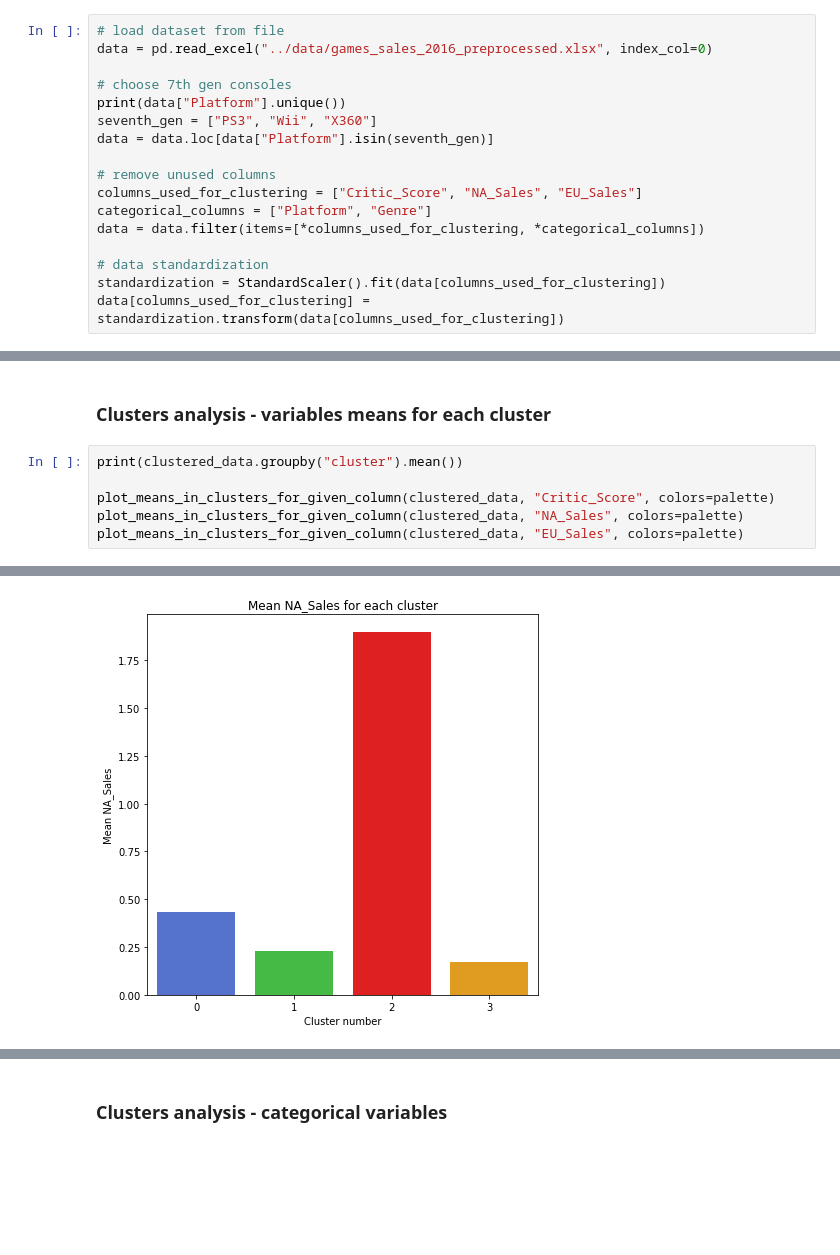
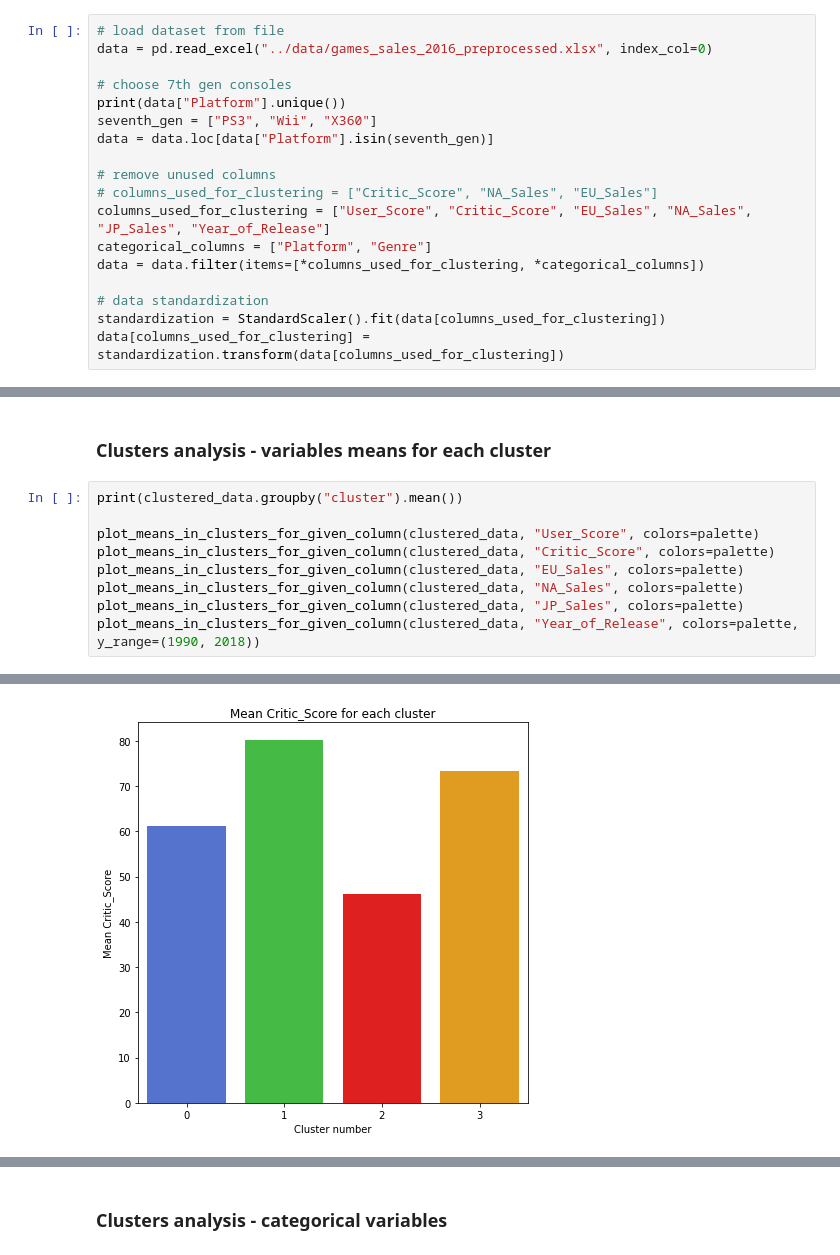
Before and after one commit to Loniowsky/Data-Mining-Project, a Jupyter notebook: notebooks/7th_gen.ipynb, the cells around one changed output, grey strips where cells are left out. Drawn from its saved outputs; the diff is of its cells as text; blank space fills up the shorter version.

Commit message:
7th gen - same attributes as whole dataset clustering

```diff
--- a/notebooks/7th_gen.ipynb
+++ b/notebooks/7th_gen.ipynb
@@ -29,7 +29,8 @@ seventh_gen = ["PS3", "Wii", "X360"]
 data = data.loc[data["Platform"].isin(seventh_gen)]
 
 # remove unused columns
-columns_used_for_clustering = ["Critic_Score", "NA_Sales", "EU_Sales"]
+# columns_used_for_clustering = ["Critic_Score", "NA_Sales", "EU_Sales"]
+columns_used_for_clustering = ["User_Score", "Critic_Score", "EU_Sales", "NA_Sales", "JP_Sales", "Year_of_Release"]
 categorical_columns = ["Platform", "Genre"]
 data = data.filter(items=[*columns_used_for_clustering, *categorical_columns])
 
@@ -173,7 +174,10 @@ sns.displot(clustered_data, x="EU_Sales", hue="cluster", kind="kde", fill=True,
 # %%
 print(clustered_data.groupby("cluster").mean())
 
+plot_means_in_clusters_for_given_column(clustered_data, "User_Score", colors=palette)
 plot_means_in_clusters_for_given_column(clustered_data, "Critic_Score", colors=palette)
+plot_means_in_clusters_for_given_column(clustered_data, "EU_Sales", colors=palette)
 plot_means_in_clusters_for_given_column(clustered_data, "NA_Sales", colors=palette)
-plot_means_in_clusters_for_given_column(clustered_data, "EU_Sales", colors=palette)
+plot_means_in_clusters_for_given_column(clustered_data, "JP_Sales", colors=palette)
+plot_means_in_clusters_for_given_column(clustered_data, "Year_of_Release", colors=palette, y_range=(1990, 2018))
 # %% [output]
@@ -187 +198 @@ cluster
-[figure, old version]
+[figure, new version]
```
Also changed, not shown: parts of 8 cells of this notebook.
